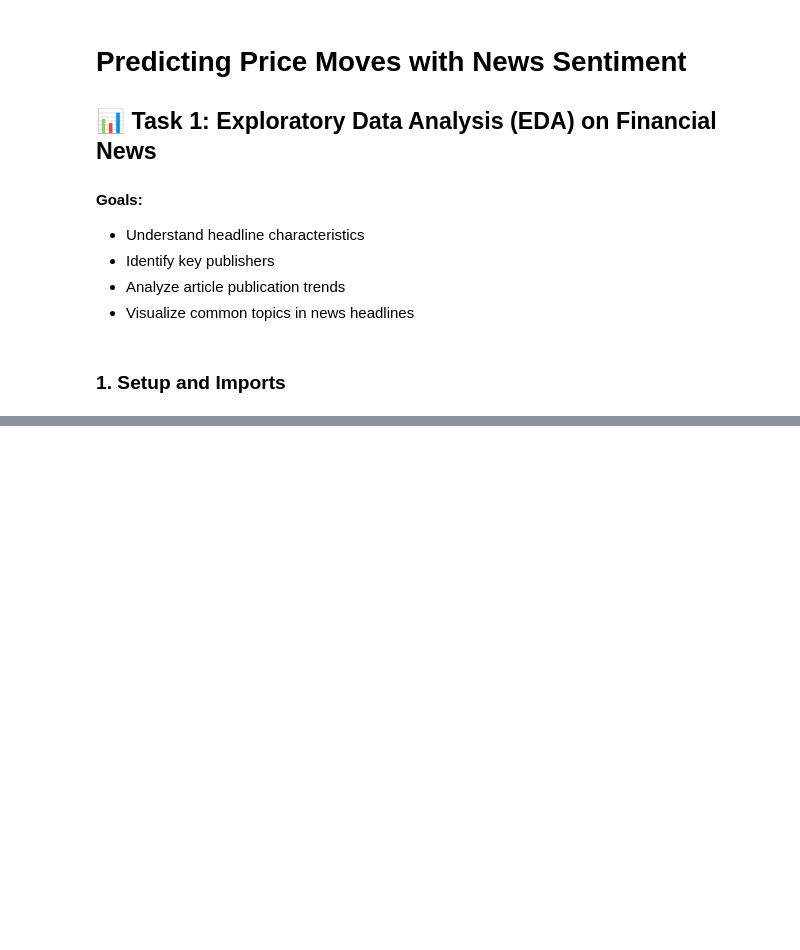
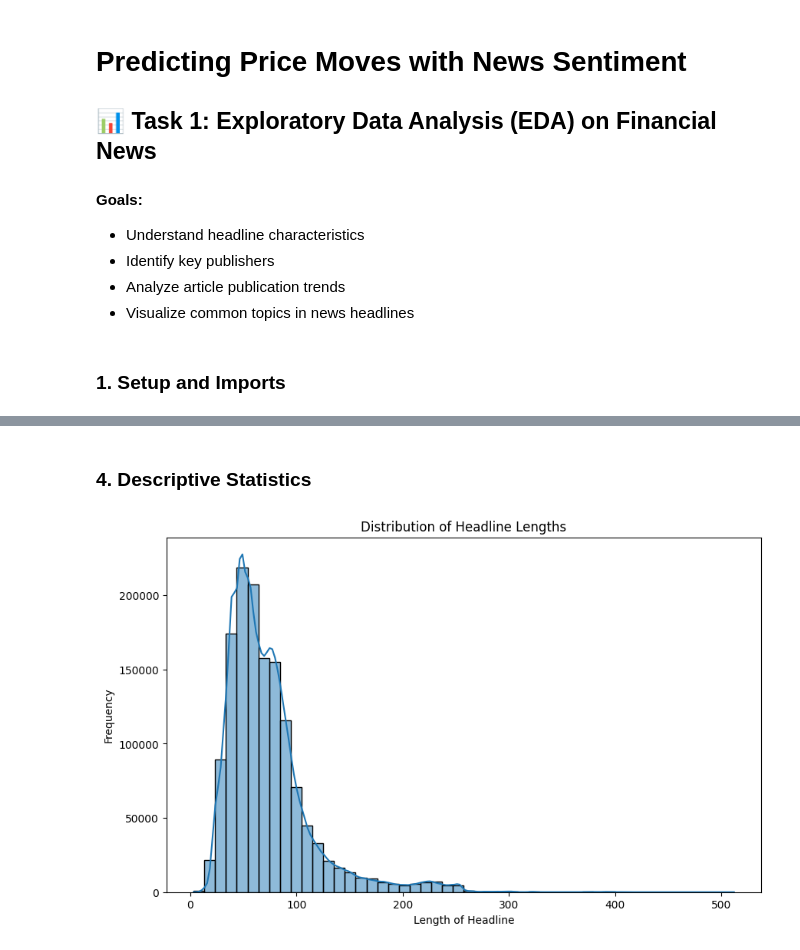
Before and after one commit to Becky-Chala/aim-week1-challenge, a Jupyter notebook: notebooks/eda.ipynb, the cells around one changed output, grey strips where cells are left out. Saved outputs shown, nothing was run; the diff lists cells and outputs as text; code cells hidden in the pictures; blank space fills up the shorter version.

```diff
--- a/notebooks/eda.ipynb
+++ b/notebooks/eda.ipynb
@@ -154,0 +72,13 @@ plt.show()
+# %% [markdown]
+### 4. Descriptive Statistics
+# %%
+# 4.1 Headline Length Analysis
+df['headline_length'] = df['headline'].astype(str).apply(len)
+plt.figure(figsize=(10,6))
+sns.histplot(df['headline_length'], bins=50, kde=True)
+plt.title("Distribution of Headline Lengths")
+plt.xlabel("Length of Headline")
+plt.ylabel("Frequency")
+plt.show()
+# %% [output]
+[figure, added]
```
Also changed, not shown: parts of 38 cells of this notebook, 2 other files.
